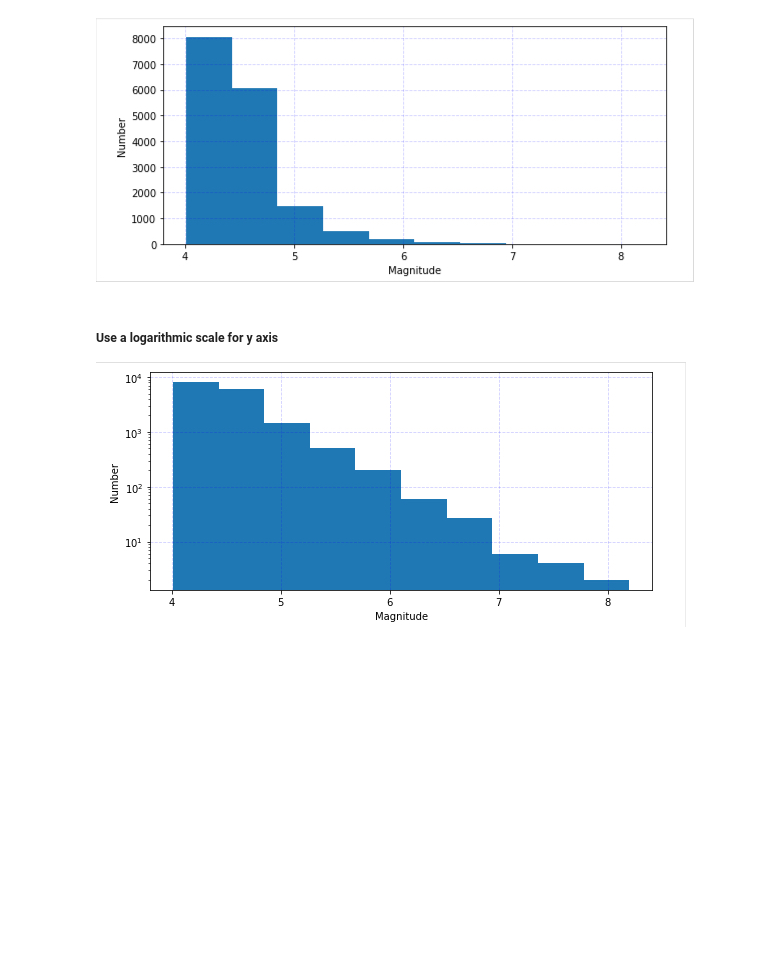
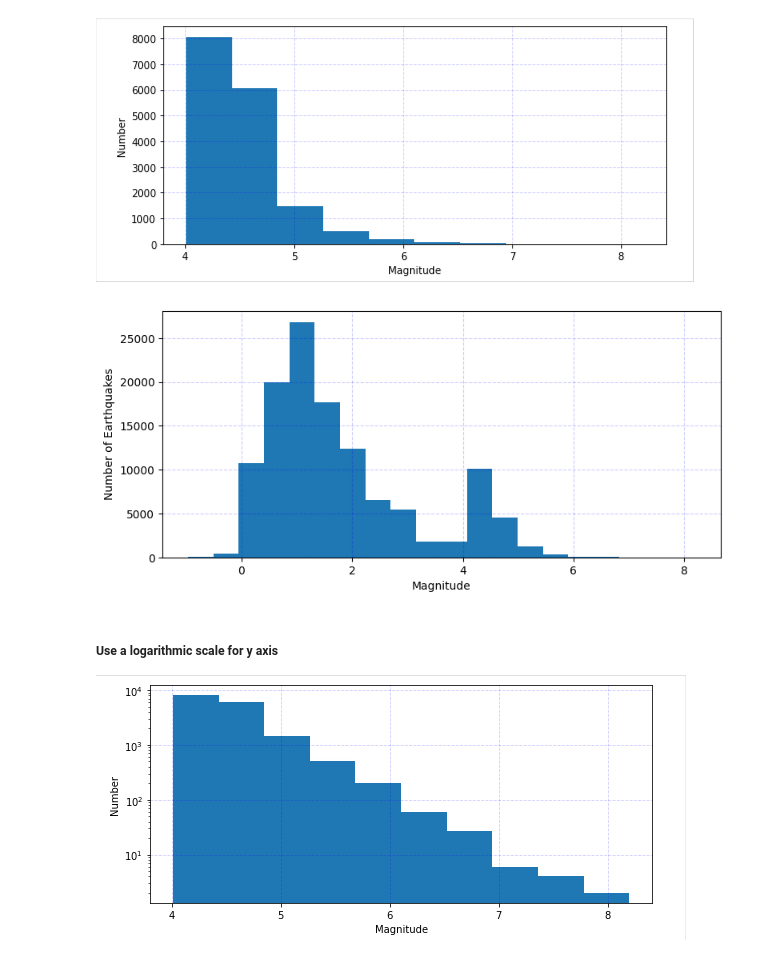
Before and after one commit to haozheng2599/2025_Intro_Python, a Jupyter notebook: notebook/W3_S1.ipynb, the cells around one changed output. Saved outputs shown, nothing was run; the diff lists cells and outputs as text; code cells hidden in the pictures; blank space fills up the shorter version.

```diff
--- a/notebook/W3_S1.ipynb
+++ b/notebook/W3_S1.ipynb
@@ -349,12 +359,14 @@ Hint: `Pandas` has a histogram function documented [at this link](https://pandas
 # Make a figure and plot the histogram
 # %%
 #@markdown Fill in the blank version. Double click to reveal
-__,__ = plt.subplots(figsize=(9,4))
+fig,ax = plt.subplots(figsize=(9,4))
 # Make the histogram
-____.__.____
-__.__________('______') # X axis label
-__._______('_____') # Y axis label
-__._____(alpha=0.2,c='b',ls='--')
+df['mag'].plot.hist(ax=ax,bins=20)
+ax.set_xlabel('Magnitude') # X axis label
+ax.set_ylabel('Number of Earthquakes') # Y axis label
+ax.grid(alpha=0.2,c='b',ls='--')
+# %% [output]
+[figure, added]
 # %% [markdown]
 ##### Use a logarithmic scale for y axis
 
```
Also changed, not shown: parts of 6 cells of this notebook.
